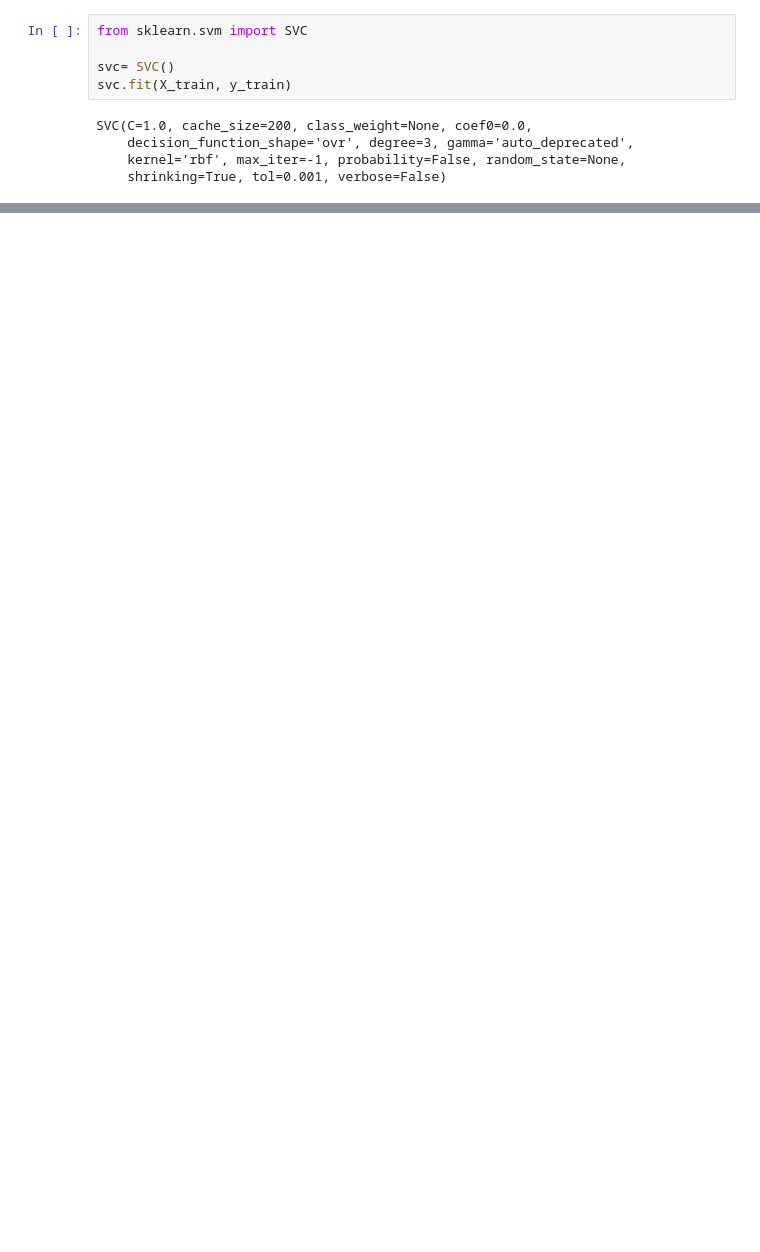
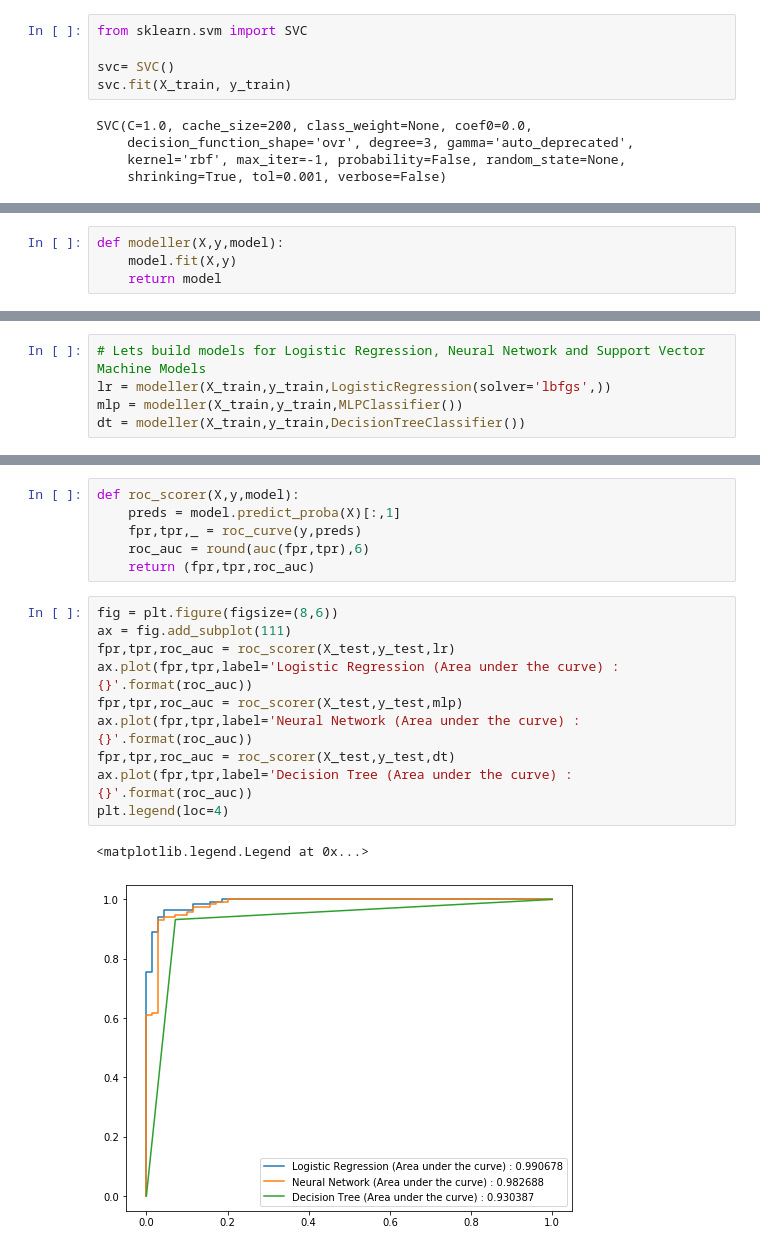
Before and after one commit to lionheart7dec/My_files, a Jupyter notebook: Breast_cancer_Analysis.ipynb, the cells around one changed output, grey strips where cells are left out. Cells and saved outputs as stored; diff of their text form; blank space fills up the shorter version.

```diff
--- a/Breast_cancer_Analysis.ipynb
+++ b/Breast_cancer_Analysis.ipynb
@@ -171,0 +230,4 @@ weighted avg       0.36      0.60      0.45       143
+# %%
+def modeller(X,y,model):
+    model.fit(X,y)
+    return model
@@ -171,0 +240,5 @@ weighted avg       0.36      0.60      0.45       143
+# %%
+# Lets build models for Logistic Regression, Neural Network and Support Vector Machine Models
+lr = modeller(X_train,y_train,LogisticRegression(solver='lbfgs',))
+mlp = modeller(X_train,y_train,MLPClassifier())
+dt = modeller(X_train,y_train,DecisionTreeClassifier())
@@ -171,0 +262,19 @@ weighted avg       0.36      0.60      0.45       143
+# %%
+def roc_scorer(X,y,model):
+    preds = model.predict_proba(X)[:,1]
+    fpr,tpr,_ = roc_curve(y,preds)
+    roc_auc = round(auc(fpr,tpr),6)
+    return (fpr,tpr,roc_auc)
+# %%
+fig = plt.figure(figsize=(8,6))
+ax = fig.add_subplot(111)
+fpr,tpr,roc_auc = roc_scorer(X_test,y_test,lr)
+ax.plot(fpr,tpr,label='Logistic Regression (Area under the curve) : {}'.format(roc_auc))
+fpr,tpr,roc_auc = roc_scorer(X_test,y_test,mlp)
+ax.plot(fpr,tpr,label='Neural Network (Area under the curve) : {}'.format(roc_auc))
+fpr,tpr,roc_auc = roc_scorer(X_test,y_test,dt)
+ax.plot(fpr,tpr,label='Decision Tree (Area under the curve) : {}'.format(roc_auc))
+plt.legend(loc=4)
+# %% [output]
+<matplotlib.legend.Legend at 0x...>
+[figure, added]
```
Also changed, not shown: parts of 18 cells of this notebook.
